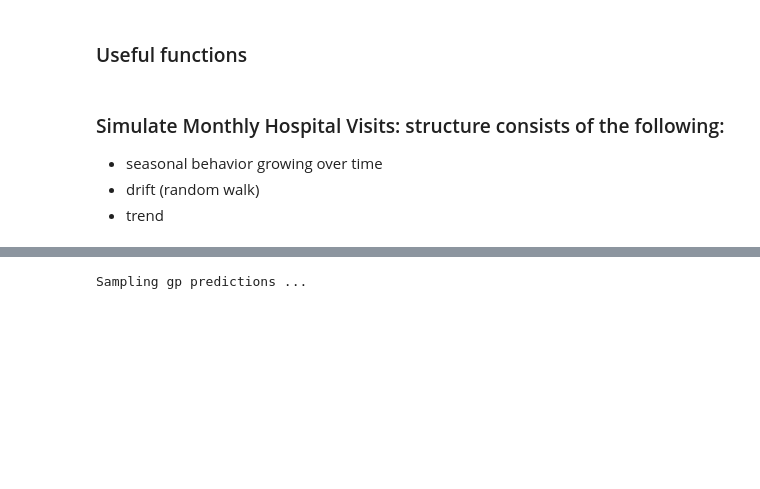
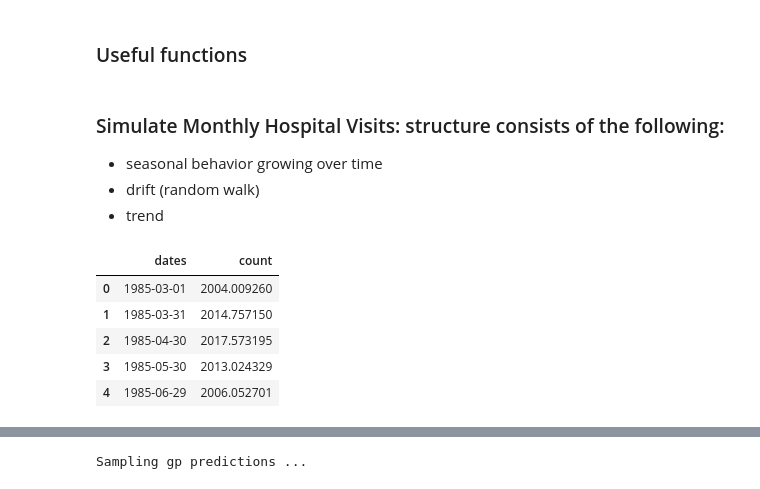
Before and after one commit to icmoore/healthcare_analytics, a Jupyter notebook: notebooks/monthly_visits_simulation.ipynb, the cells around one changed output, grey strips where cells are left out. Cells and saved outputs as stored; diff of their text form; code cells hidden in the pictures; blank space fills up the shorter version.

```diff
--- a/notebooks/monthly_visits_simulation.ipynb
+++ b/notebooks/monthly_visits_simulation.ipynb
@@ -43,4 +49,14 @@ def dates_to_idx(timelist, ref_date):
    * seasonal behavior growing over time
    * drift (random walk)
    * trend
+# %%
+sim = pd.read_csv('../data/sim_visits.csv')
+sim.head()
+# %% [output]
+|  | dates | count |
+| 0 | 1985-03-01 | 2004.009260 |
+| 1 | 1985-03-31 | 2014.757150 |
+| 2 | 1985-04-30 | 2017.573195 |
+| 3 | 1985-05-30 | 2013.024329 |
+| 4 | 1985-06-29 | 2006.052701 |
 # %%
```
Also changed, not shown: parts of 5 cells of this notebook, 3 other files.
